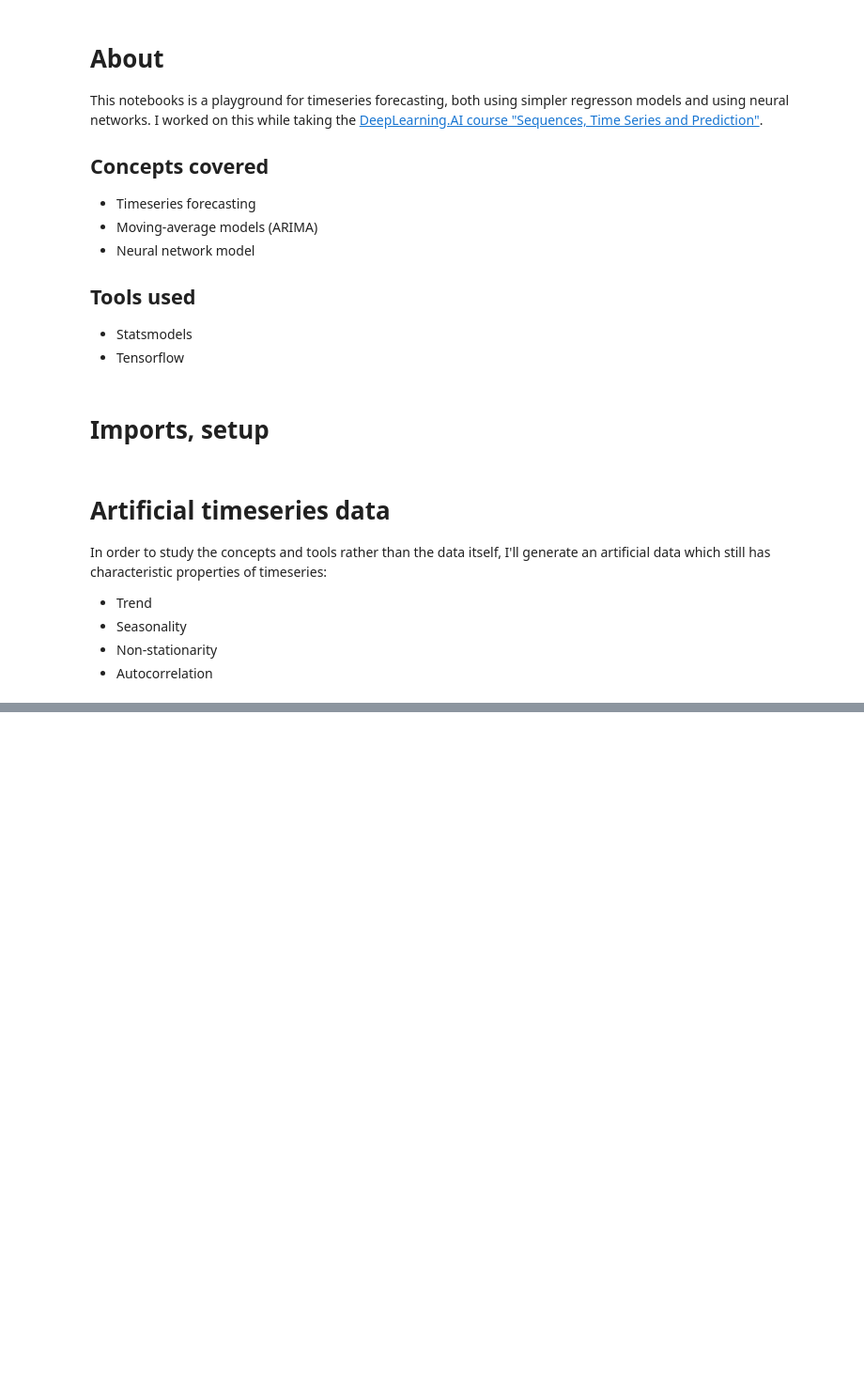
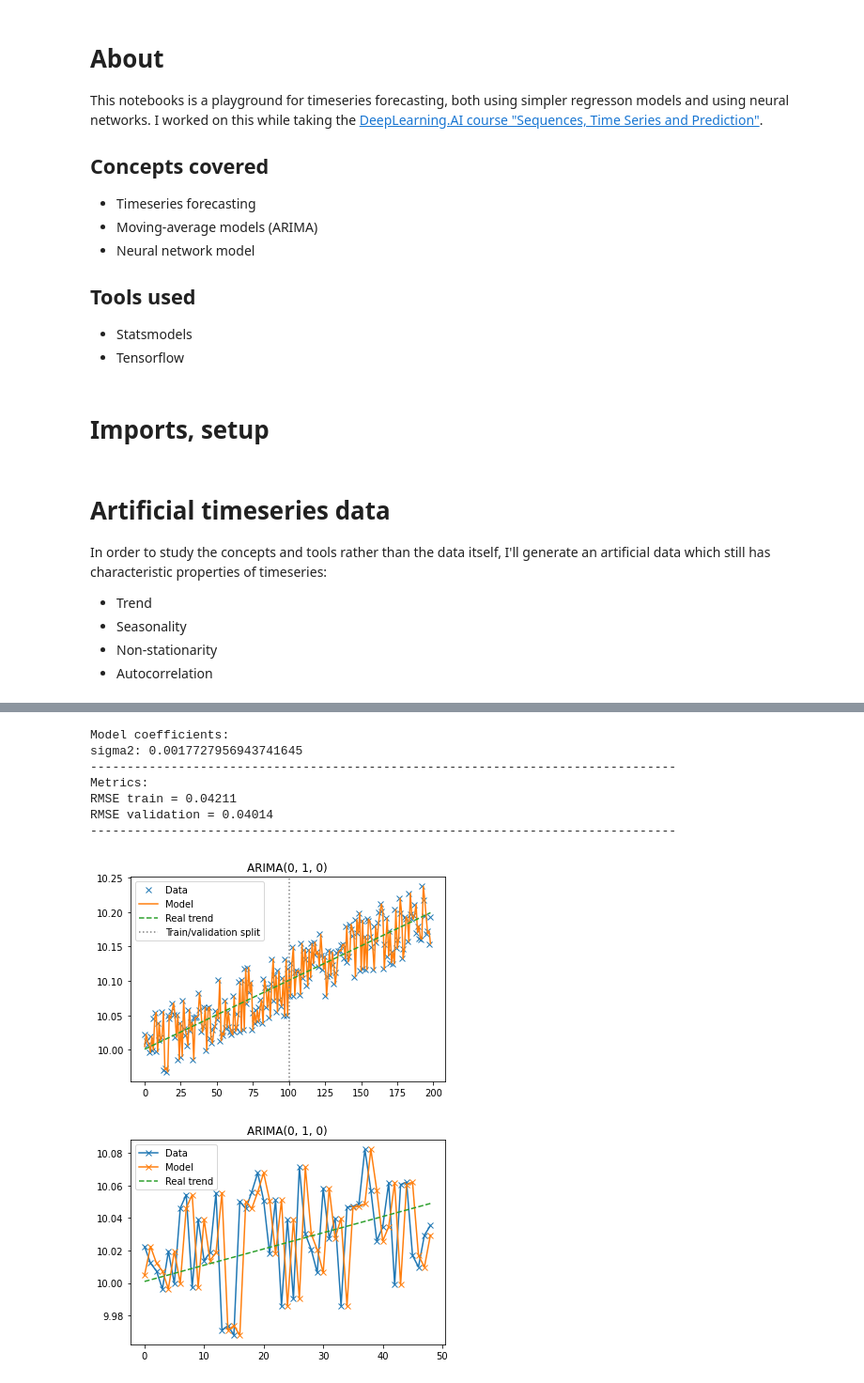
Before and after one commit to vivecalindahl/timeseries-prediction, a Jupyter notebook: timeseries-forecasting.ipynb, the cells around one changed output, grey strips where cells are left out. Shown: that part at 94% size. Saved outputs shown, nothing was run; the diff lists cells and outputs as text; code cells hidden in the pictures; blank space fills up the shorter version.

```diff
--- a/timeseries-forecasting.ipynb
+++ b/timeseries-forecasting.ipynb
@@ -63,0 +274,12 @@ plt.legend();
+# %%
+evaluate_arima((0, 1, 0))
+# %% [output]
+Model coefficients:
+sigma2: 0.0017727956943741645
+--------------------------------------------------------------------------------
+Metrics:
+RMSE train = 0.04211
+RMSE validation = 0.04014
+--------------------------------------------------------------------------------
+[figure, added]
+[figure, added]
```
Also changed, not shown: parts of 40 cells of this notebook.
